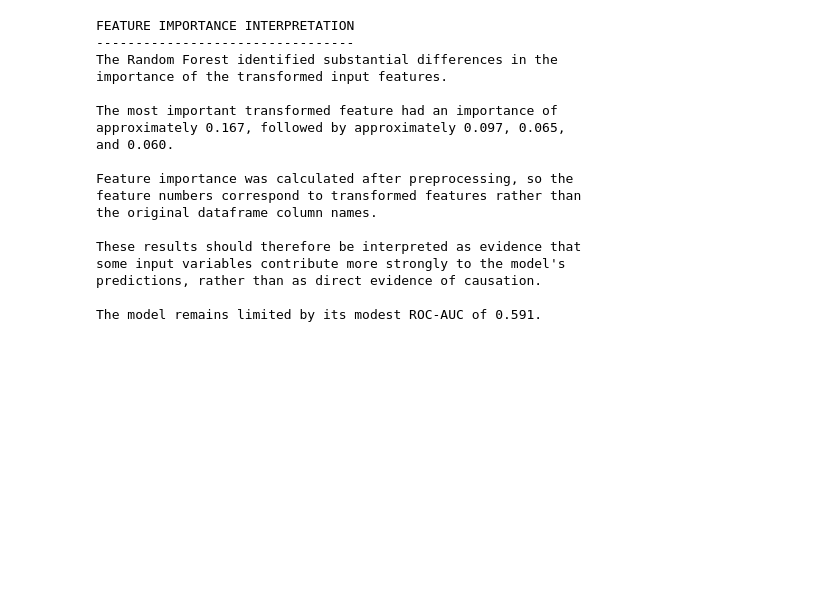
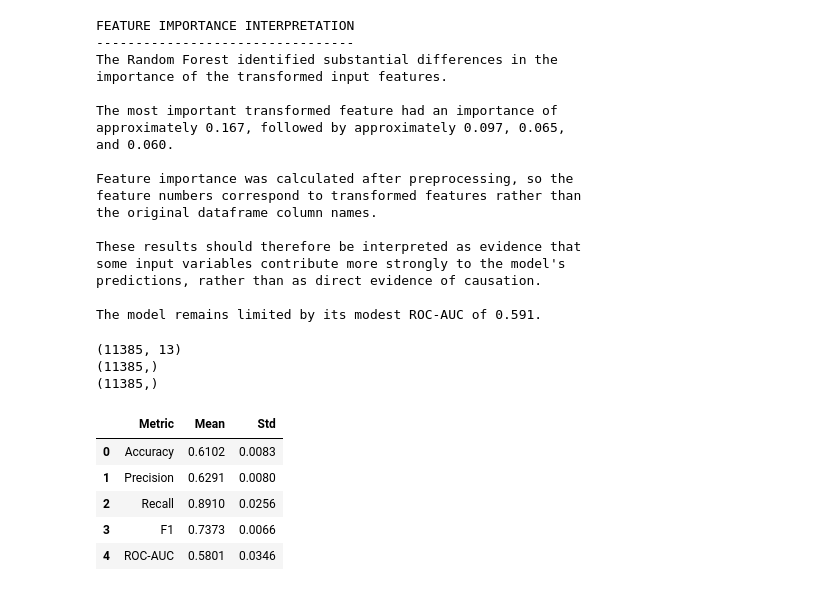
Before and after one commit to ngwadenseyneba-web/skye8-ds-ngwa-densey, a Jupyter notebook: notebooks/leakage.ipynb, the cells around one changed output. Cells and saved outputs as stored; diff of their text form; code cells hidden in the pictures; blank space fills up the shorter version.

```diff
--- a/notebooks/leakage.ipynb
+++ b/notebooks/leakage.ipynb
@@ -1026,3 +1026,62 @@ some input variables contribute more strongly to the model's
 predictions, rather than as direct evidence of causation.
 
 The model remains limited by its modest ROC-AUC of 0.591.
+# %%
+print(X_honest.shape)
+print(y.shape)
+print(farm_groups.shape)
+# %% [output]
+(11385, 13)
+(11385,)
+(11385,)
+# %%
+from sklearn.model_selection import StratifiedGroupKFold, cross_validate
+
+cv = StratifiedGroupKFold(
+    n_splits=5,
+    shuffle=True,
+    random_state=42
+)
+
+cv_results = cross_validate(
+    rf_pipeline,
+    X_honest,
+    y,
+    groups=farm_groups,
+    cv=cv,
+    scoring=["accuracy", "precision", "recall", "f1", "roc_auc"],
+    n_jobs=-1
+)
+
+cv_summary = pd.DataFrame({
+    "Metric": [
+        "Accuracy",
+        "Precision",
+        "Recall",
+        "F1",
+        "ROC-AUC"
+    ],
+    "Mean": [
+        cv_results["test_accuracy"].mean(),
+        cv_results["test_precision"].mean(),
+        cv_results["test_recall"].mean(),
+        cv_results["test_f1"].mean(),
+        cv_results["test_roc_auc"].mean()
+    ],
+    "Std": [
+        cv_results["test_accuracy"].std(),
+        cv_results["test_precision"].std(),
+        cv_results["test_recall"].std(),
+        cv_results["test_f1"].std(),
+        cv_results["test_roc_auc"].std()
+    ]
+})
+
+cv_summary.round(4)
+# %% [output]
+|  | Metric | Mean | Std |
+| 0 | Accuracy | 0.6102 | 0.0083 |
+| 1 | Precision | 0.6291 | 0.0080 |
+| 2 | Recall | 0.8910 | 0.0256 |
+| 3 | F1 | 0.7373 | 0.0066 |
+| 4 | ROC-AUC | 0.5801 | 0.0346 |
```
Also changed, not shown: parts of 1 cell of this notebook.
